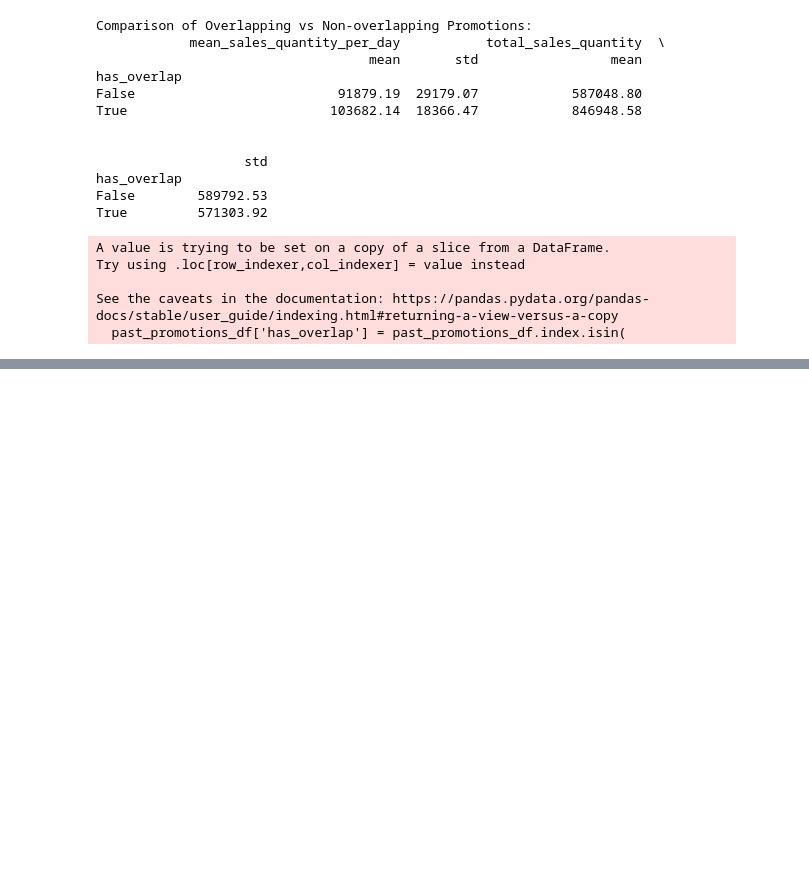
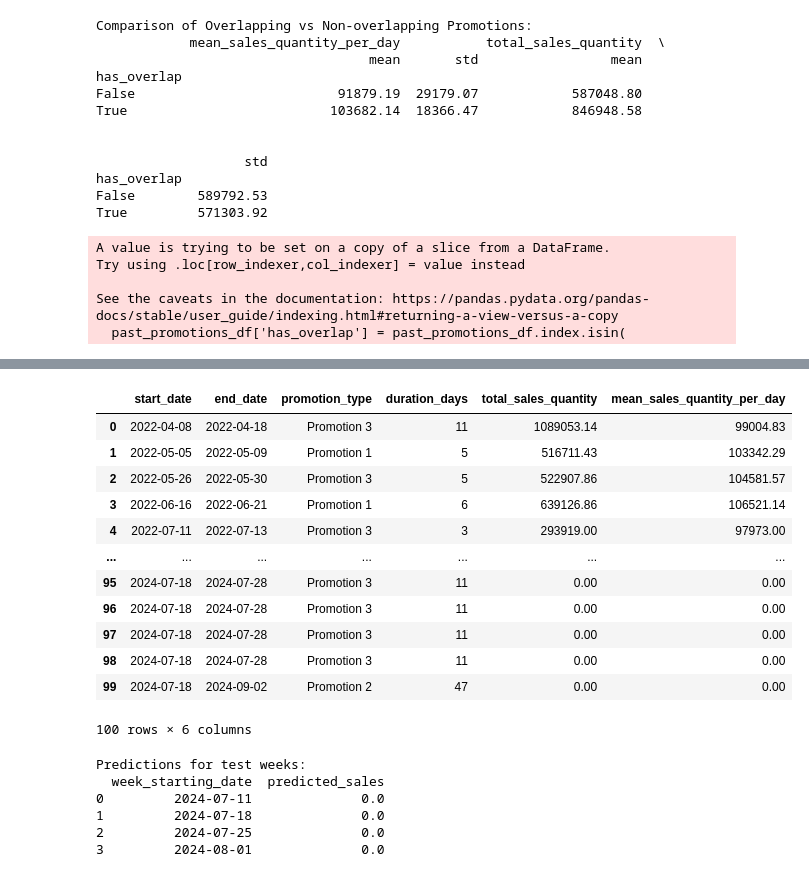
Before and after one commit to UmutToygarGoz/Algorun_24_Beyza_Toygar_TBD, a Jupyter notebook: Toygar_v.4.ipynb, the cells around one changed output, grey strips where cells are left out. Saved outputs shown, nothing was run; the diff lists cells and outputs as text; code cells hidden in the pictures; blank space fills up the shorter version.

```diff
--- a/Toygar_v.4.ipynb
+++ b/Toygar_v.4.ipynb
@@ -687,0 +688,68 @@ See the caveats in the documentation: https://pandas.pydata.org/pandas-docs/stab
+# %%
+promotions_df
+# %% [output]
+|  | start_date | end_date | promotion_type | duration_days | total_sales_quantity | mean_sales_quantity_per_day |
+| 0 | 2022-04-08 | 2022-04-18 | Promotion 3 | 11 | 1089053.14 | 99004.83 |
+| 1 | 2022-05-05 | 2022-05-09 | Promotion 1 | 5 | 516711.43 | 103342.29 |
+| 2 | 2022-05-26 | 2022-05-30 | Promotion 3 | 5 | 522907.86 | 104581.57 |
+| 3 | 2022-06-16 | 2022-06-21 | Promotion 1 | 6 | 639126.86 | 106521.14 |
+| 4 | 2022-07-11 | 2022-07-13 | Promotion 3 | 3 | 293919.00 | 97973.00 |
+| ... | ... | ... | ... | ... | ... | ... |
+| 95 | 2024-07-18 | 2024-07-28 | Promotion 3 | 11 | 0.00 | 0.00 |
+| 96 | 2024-07-18 | 2024-07-28 | Promotion 3 | 11 | 0.00 | 0.00 |
+| 97 | 2024-07-18 | 2024-07-28 | Promotion 3 | 11 | 0.00 | 0.00 |
+| 98 | 2024-07-18 | 2024-07-28 | Promotion 3 | 11 | 0.00 | 0.00 |
+| 99 | 2024-07-18 | 2024-09-02 | Promotion 2 | 47 | 0.00 | 0.00 |
+100 rows × 6 columns
+# %%
+def predict_test_sales(test_df, promotions_df, promotion_stats):
+    # Get unique week starting dates
+    result_df = pd.DataFrame({'week_starting_date': test_df['week_starting_date'].unique()})
+    result_df = result_df.sort_values('week_starting_date').reset_index(drop=True)
+    result_df['week_end_date'] = result_df['week_starting_date'] + pd.Timedelta(days=6)
+    result_df['predicted_sales'] = 0.0
+
+    # Get mean daily sales for each promotion type
+    mean_daily_sales = promotion_stats['mean_sales_quantity_per_day']['mean']
+
+    # Create a date range for each test week
+    test_dates = pd.DataFrame({
+        'date': pd.date_range(
+            start=result_df['week_starting_date'].min(),
+            end=result_df['week_end_date'].max()
+        )
+    })
+
+    # Add week_starting_date to test_dates
+    test_dates['week_starting_date'] = test_dates['date'] - pd.to_timedelta(test_dates['date'].dt.dayofweek, unit='D')
+
+    # Mark which dates have promotions and their types
+    test_dates['active_promos'] = 0
+    for promo_type in mean_daily_sales.index:
+        type_promotions = promotions_df[promotions_df['promotion_type'] == promo_type]
+        for _, promo in type_promotions.iterrows():
+            mask = (test_dates['date'] >= promo['start_date']) & (test_dates['date'] <= promo['end_date'])
+            test_dates.loc[mask, 'active_promos'] += mean_daily_sales[promo_type]
+
+    # Group by week and sum up the daily sales
+    weekly_sales = test_dates.groupby('week_starting_date')['active_promos'].sum().reset_index()
+
+    # Merge with result_df
+    result_df = result_df.merge(weekly_sales, on='week_starting_date', how='left')
+    result_df['predicted_sales'] = result_df['active_promos'].fillna(0)
+
+    return result_df[['week_starting_date', 'predicted_sales']]
+
+# Generate predictions
+predictions = predict_test_sales(test_df, promotions_df, promotion_stats)
+
+# Display results
+print("\nPredictions for test weeks:")
+print(predictions)
+# %% [output]
+Predictions for test weeks:
+  week_starting_date  predicted_sales
+0         2024-07-11              0.0
+1         2024-07-18              0.0
+2         2024-07-25              0.0
+3         2024-08-01              0.0
```
Also changed, not shown: parts of 15 cells of this notebook, 5 other files.
